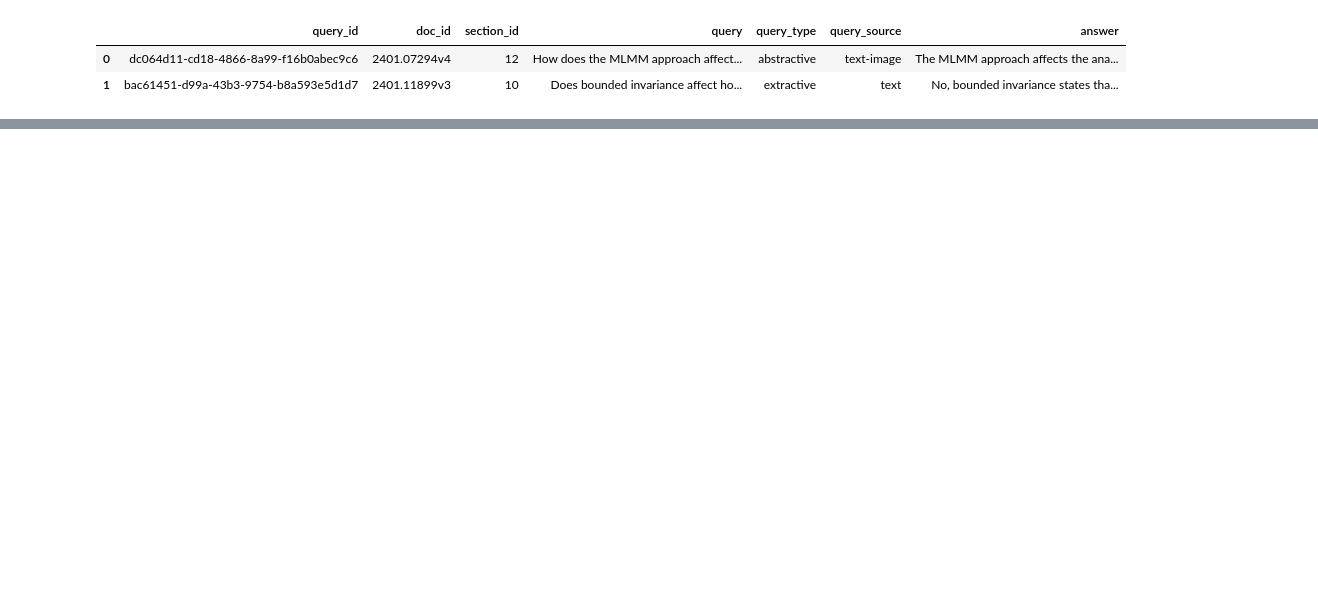
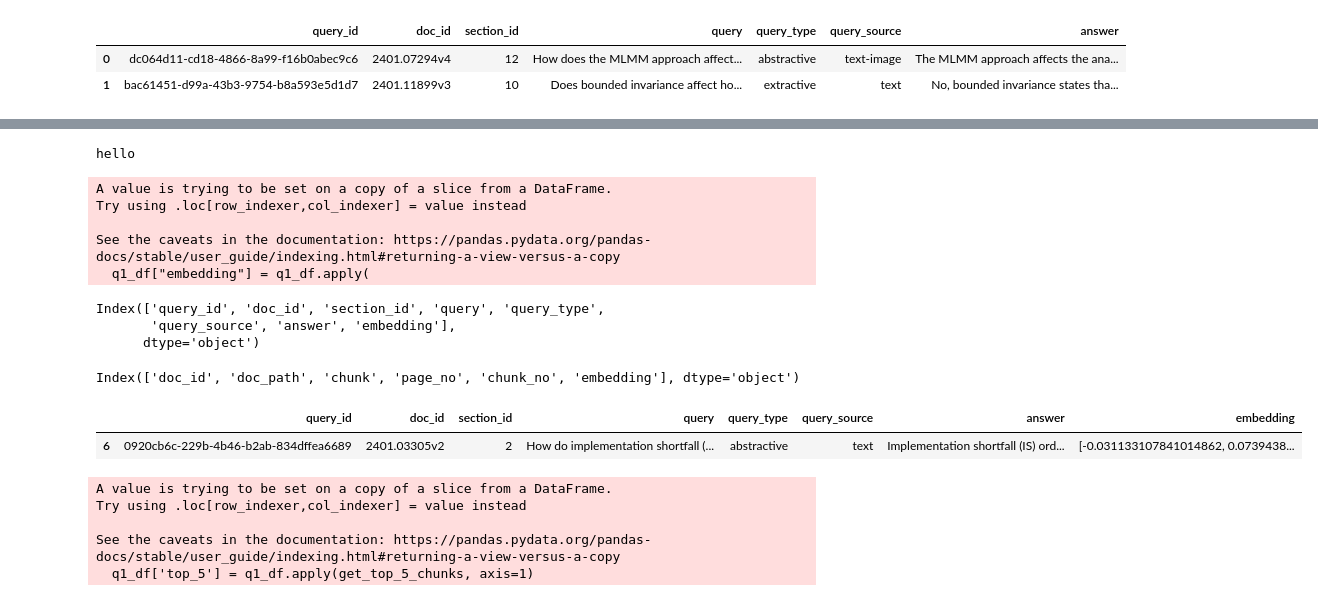
Before and after one commit to vishwapatill/RagEval, a Jupyter notebook: test_file.ipynb, the cells around one changed output, grey strips where cells are left out. Cells and saved outputs as stored; diff of their text form; code cells hidden in the pictures; blank space fills up the shorter version.

```diff
--- a/test_file.ipynb
+++ b/test_file.ipynb
@@ -90,5 +90,4 @@ answer_df=pd.DataFrame.from_dict(answers,orient="index")
 answer_df.index.name='query_id'
 df=df.merge(answer_df,on='query_id',how='left')
 # %%
-df=df.rename(columns={'Answer':'answer'})
-df
+df=df.rename(columns={0:'answer'})
@@ -118,0 +135,41 @@ DoclingParser
+# %%
+q1_df=df[df['doc_id']=='2401.03305v2']
+# %%
+print("hello")
+# %% [output]
+hello
+# %%
+
+from rag_eval.embedders import HuggingFaceEmbedder
+he=HuggingFaceEmbedder()
+chunks_df=pd.DataFrame(columns=['doc_id','doc_path','chunk','page_no','chunk_no','embedding'])
+chunk_data=[]
+
+for i in chunks_:
+    chunk_data.append({'doc_id':i.source_id,'doc_path':'','page_no':i.page_numbers,'chunk':i.text,'chunk_no':i.chunk_no,'embedding':he.embed_query(i.text)})
+# %%
+q1_df["embedding"] = q1_df.apply(
+    lambda x: he.embed_query(x["query"]),
+    axis=1
+)
+# %% [output]
+A value is trying to be set on a copy of a slice from a DataFrame.
+Try using .loc[row_indexer,col_indexer] = value instead
+
+See the caveats in the documentation: https://pandas.pydata.org/pandas-docs/stable/user_guide/indexing.html#returning-a-view-versus-a-copy
+  q1_df["embedding"] = q1_df.apply(
+# %%
+q1_df.columns
+# %% [output]
+Index(['query_id', 'doc_id', 'section_id', 'query', 'query_type',
+       'query_source', 'answer', 'embedding'],
+      dtype='object')
+# %%
+chunks_df.columns
+# %% [output]
+Index(['doc_id', 'doc_path', 'chunk', 'page_no', 'chunk_no', 'embedding'], dtype='object')
+# %%
+q1_df.head(1)
+# %% [output]
+|  | query_id | doc_id | section_id | query | query_type | query_source | answer | embedding |
+| 6 | 0920cb6c-229b-4b46-b2ab-834dffea6689 | 2401.03305v2 | 2 | How do implementation shortfall (... | abstractive | text | Implementation shortfall (IS) ord... | [-0.031133107841014862, 0.0739438... |
@@ -118,0 +178,36 @@ DoclingParser
+# %%
+from sklearn.metrics.pairwise import cosine_similarity
+import numpy as np
+
+# Precompute chunk embeddings ONCE outside the function
+chunk_embs = np.vstack(chunks_df['embedding'].values)  # More robust than tolist()
+
+def get_top_5_chunks(row):
+    """Find top 5 most similar chunks for a query."""
+    query_emb = np.array(row['embedding']).reshape(1, -1)
+
+    # Cosine similarity: shape (1, num_chunks)
+    similarities = cosine_similarity(query_emb, chunk_embs)[0]
+
+    # Get indices of top 5
+    top_indices = np.argsort(similarities)[-5:][::-1]
+
+    # Return as list of dicts with chunk info + similarity score
+    return [
+        {
+            'chunk': chunks_df.iloc[idx]['chunk'],
+            'doc_id': chunks_df.iloc[idx]['doc_id'],
+            'page_no': chunks_df.iloc[idx]['page_no'],
+            'chunk_no': chunks_df.iloc[idx]['chunk_no'],
+            'similarity': float(similarities[idx]),
+        }
+        for idx in top_indices
+    ]
+
+q1_df['top_5'] = q1_df.apply(get_top_5_chunks, axis=1)
+# %% [output]
+A value is trying to be set on a copy of a slice from a DataFrame.
+Try using .loc[row_indexer,col_indexer] = value instead
+
+See the caveats in the documentation: https://pandas.pydata.org/pandas-docs/stable/user_guide/indexing.html#returning-a-view-versus-a-copy
+  q1_df['top_5'] = q1_df.apply(get_top_5_chunks, axis=1)
```
Also changed, not shown: parts of 11 cells of this notebook, 5 other files.
